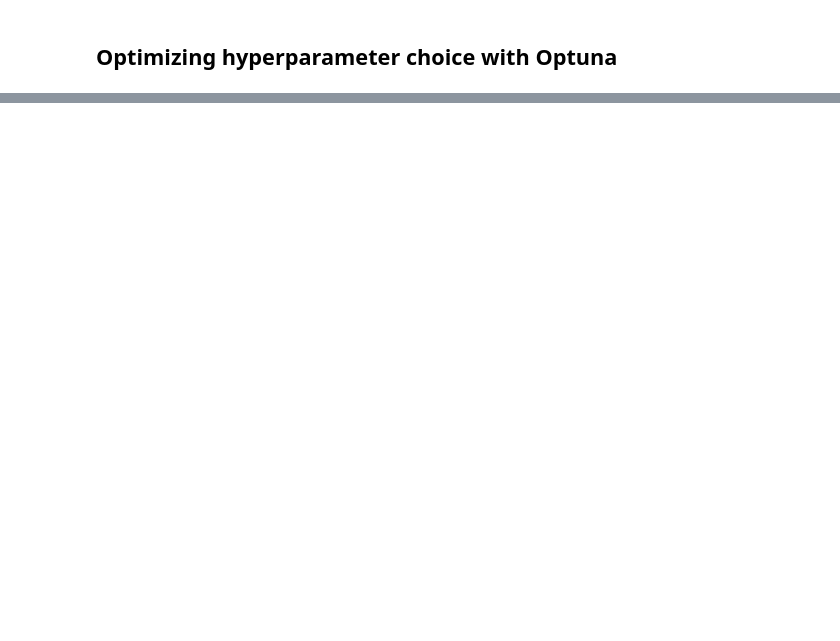
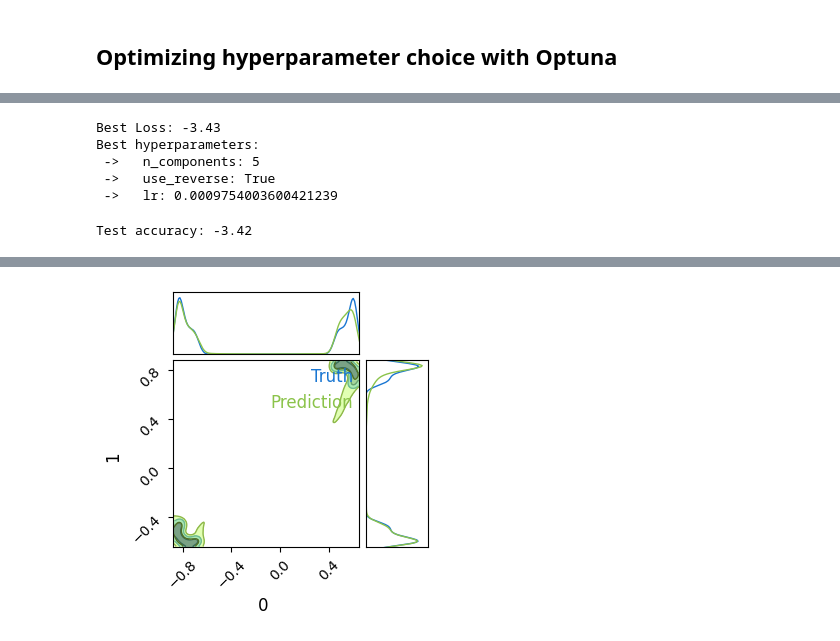
Before and after one commit to sachaguer/jaxili, a Jupyter notebook: notebooks/test_maf.ipynb, the cells around one changed output, grey strips where cells are left out. Drawn from its saved outputs; the diff is of its cells as text; code cells hidden in the pictures; blank space fills up the shorter version.

```diff
--- a/notebooks/test_maf.ipynb
+++ b/notebooks/test_maf.ipynb
@@ -362,0 +362,19 @@ KeyboardInterrupt:
+# %%
+trial = study.best_trial
+print(f'Best Loss: {trial.value:.2f}')
+print(f'Best hyperparameters:')
+for key, value in trial.params.items():
+    print(f' ->   {key}: {value}')
+# %% [output]
+Best Loss: -3.43
+Best hyperparameters:
+ ->   n_components: 5
+ ->   use_reverse: True
+ ->   lr: 0.0009754003600421239
+# %%
+trainer = MAFTrainer.load_from_checkpoints(os.path.join(CHECKPOINT_PATH, 'ConditionalMAF/version_19/'),
+                                               exmp_input=next(iter(train_loader)))
+test_metrics = trainer.eval_model(test_loader)
+print(f'Test accuracy: {test_metrics["loss"]:.2f}')
+# %% [output]
+Test accuracy: -3.42
@@ -362,0 +384,15 @@ KeyboardInterrupt:
+# %%
+model = trainer.bind_model()
+# %%
+key = jax.random.PRNGKey(0) #let's get our samples
+
+samples = model.apply({'params': trainer.state.params}, observation, num_samples=10000, key=key, method='sample')
+# %%
+from chainconsumer import ChainConsumer
+
+c = ChainConsumer()
+c.add_chain(reference_samples.squeeze(), shade_alpha = 0.5, name='Truth')
+c.add_chain(samples, shade_alpha = 0.5, name="Prediction")
+fig = c.plotter.plot(figsize=1.)
+plt.show()
+# %% [output]
@@ -362,0 +403 @@ KeyboardInterrupt:
+[figure, added]
```
Also changed, not shown: parts of 11 cells of this notebook, 5 other files.
